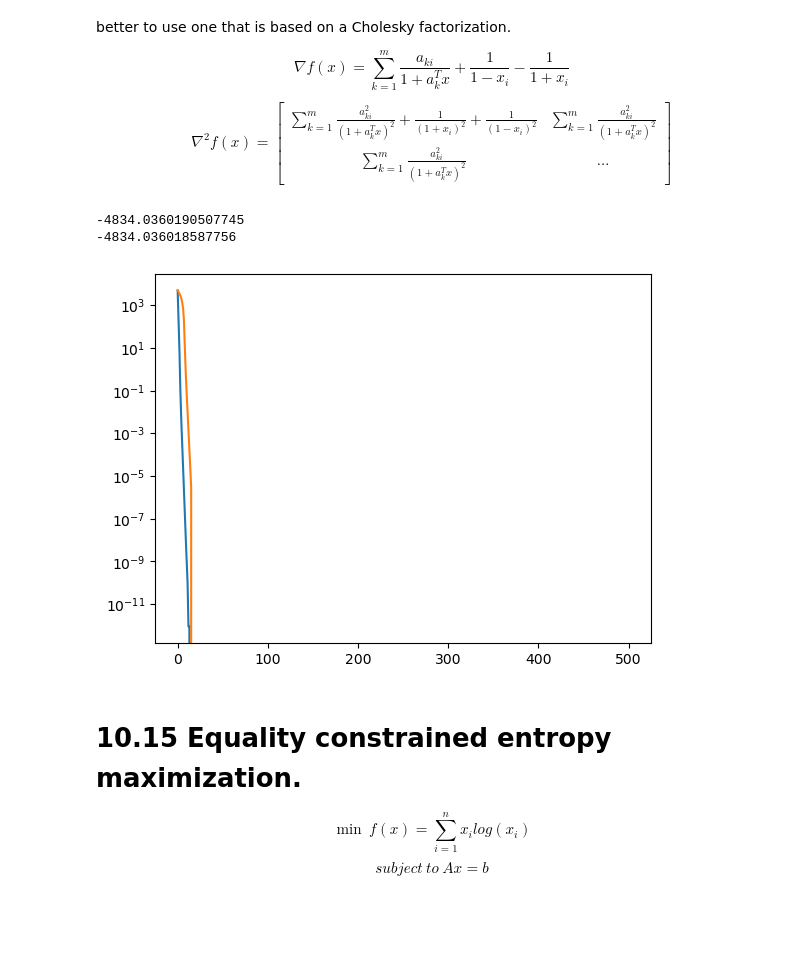
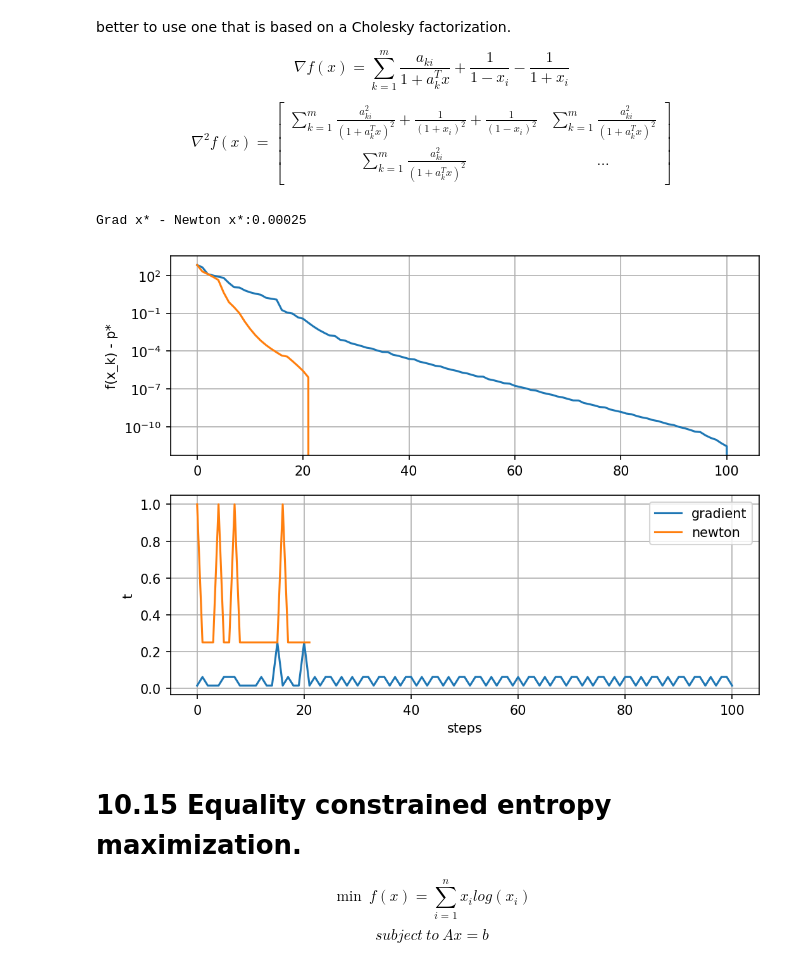
Before and after one commit to jsiloto/uci-cs206, a Jupyter notebook: CS206_Assignment_4.ipynb, the cells around one changed output. Saved outputs shown, nothing was run; the diff lists cells and outputs as text; code cells hidden in the pictures; blank space fills up the shorter version.

```diff
--- a/CS206_Assignment_4.ipynb
+++ b/CS206_Assignment_4.ipynb
@@ -94,40 +78,70 @@ def newton_method(f, df, ddf, alpha, beta, x0):
         t = 1.0
         #2.1 Guarantee x in dom f(x)
         while np.isnan(f(x+t*deltax)):
             t = beta*t
 
         #2.2 Backtrack
         while f(x + t*deltax) > f(x) + alpha*t*df(x)@deltax:
                 t = beta*t
 
         # 3. Update: x := x + t∆x
         x = x + t*deltax
         x_k.append(x)
         t_k.append(t)
         if lambd/2 < epsilon:
             break
 
     return x_k, t_k, f(x)
 
 
+m = 1000
+n = 500
+
+n=1000
+m=1000
+A=np.random.uniform(-1/4,1/4,(m,n))
+x0=np.zeros(n)
+
+
+def f(x):
+    return -sum(np.log(1-A@x)) - sum(np.log(1-x**2))
+
+def df(x):
+    return A.T@(1/(1-A@x)) + 2*x/(1-x**2)
+
+def ddf(x):
+    return (1/(1-A@x)**2) * A.T@A + 2*np.diag((1+x)/(1-x**2)**2)
+
+
 x0 = np.abs(np.random.rand(n))/100
 x0 = np.zeros(n)
 alpha = 0.01
 beta = 0.25
 
 x_k, t_k, f_star = gradient_descent(f, df, alpha, beta, x0)
 fk = [f(x) for x in x_k]
-plt.semilogy(fk-f_star)
-print(f_star)
+fig, ax = plt.subplots(2, 1, figsize=(8, 6), dpi=150)
+ax[0].semilogy(fk-f_star, label="gradient")
+ax[1].plot(t_k, label="gradient")
+x_star1 = x_k[-1]
 
 x_k, t_k, f_star = newton_method(f, df, ddf, alpha, beta, x0)
 fk = [f(x) for x in x_k]
-plt.semilogy(fk-f_star)
-print(f_star)
+ax[0].semilogy(fk-f_star, label="newton")
+ax[1].plot(t_k, label="newton")
+x_star2 = x_k[-1]
+
+ax[0].set_ylabel("f(x_k) - p*")
+ax[1].set_ylabel("t")
+ax[1].set_xlabel("steps")
+plt.legend()
+ax[0].grid()
+ax[1].grid()
+
+print(f"Grad x* - Newton x*:{np.linalg.norm(x_star1-x_star2):.3}")
 # %% [output]
--4834.0360190507745
--4834.036018587756
+Grad x* - Newton x*:0.00025
-[figure, old version]
+[figure, new version]
 # %% [markdown]
 # 10.15 Equality constrained entropy maximization.
 
```
Also changed, not shown: parts of 4 cells of this notebook.
